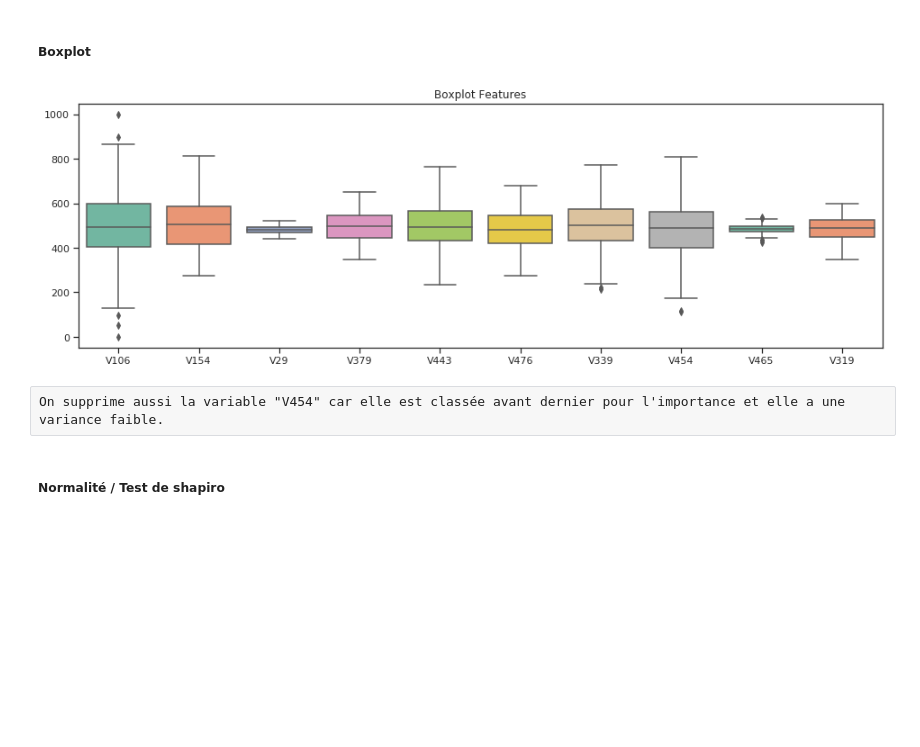
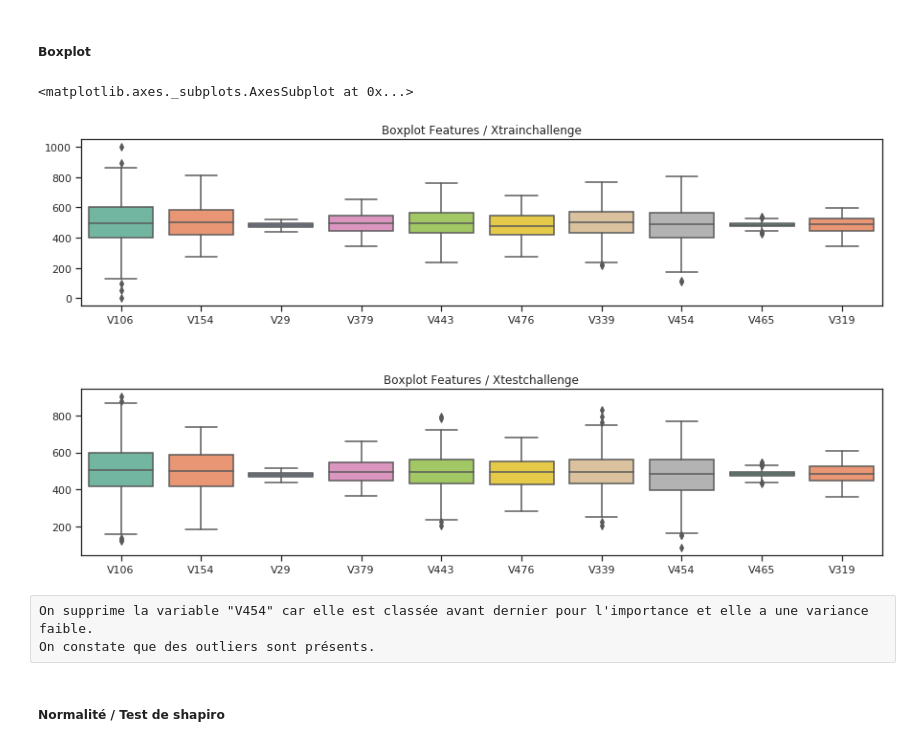
Before and after one commit to Malick-W/Projets, a Jupyter notebook: Statistique_en_grande_dimension/Notebook/WADE_Malick_Exercice_3_Challenge.ipynb, the cells around one changed output. Cells and saved outputs as stored; diff of their text form; code cells hidden in the pictures; blank space fills up the shorter version.

```diff
--- a/Statistique_en_grande_dimension/Notebook/WADE_Malick_Exercice_3_Challenge.ipynb
+++ b/Statistique_en_grande_dimension/Notebook/WADE_Malick_Exercice_3_Challenge.ipynb
@@ -474,17 +281,24 @@ La corrélation entre "V29" et "V319" est de 0.99, les deux variables sont donc
 On peut choisir de supprimer une des deux pour la suite, on supprime la variable "V29" car elle a une variance plus faible.
 # %% [markdown]
 ##### Boxplot
-# %%
-fig = plt.figure(1, figsize=(16, 5))
-
-g = sns.boxplot(data=X[DT_Selected_features], orient="v", palette="Set2")
-g.set_title('Boxplot Features')
-
-plt.show()
-# %% [output]
-[figure, removed]
+# %%
+fig = plt.figure(figsize=(15, 8))
+
+plt.gcf().subplots_adjust(hspace = 0.5)
+ax1 = fig.add_subplot(211)
+ax2 = fig.add_subplot(212)
+
+ax1.set_title('Boxplot Features / Xtrainchallenge')
+ax2.set_title('Boxplot Features / Xtestchallenge')
+
+sns.boxplot(data=Xtrainchallenge[DT_Selected_features], orient="v", palette="Set2", ax=ax1)
+sns.boxplot(data=Xtestchallenge[DT_Selected_features], orient="v", palette="Set2", ax=ax2)
+# %% [output]
+<matplotlib.axes._subplots.AxesSubplot at 0x...>
+[figure, added]
 # %% [raw]
-On supprime aussi la variable "V454" car elle est classée avant dernier pour l'importance et elle a une variance faible.
+On supprime la variable "V454" car elle est classée avant dernier pour l'importance et elle a une variance faible.
+On constate que des outliers sont présents.
 # %% [markdown]
 ##### Normalité / Test de shapiro
 # %%
```
Also changed, not shown: parts of 94 cells of this notebook, 1 other file.
